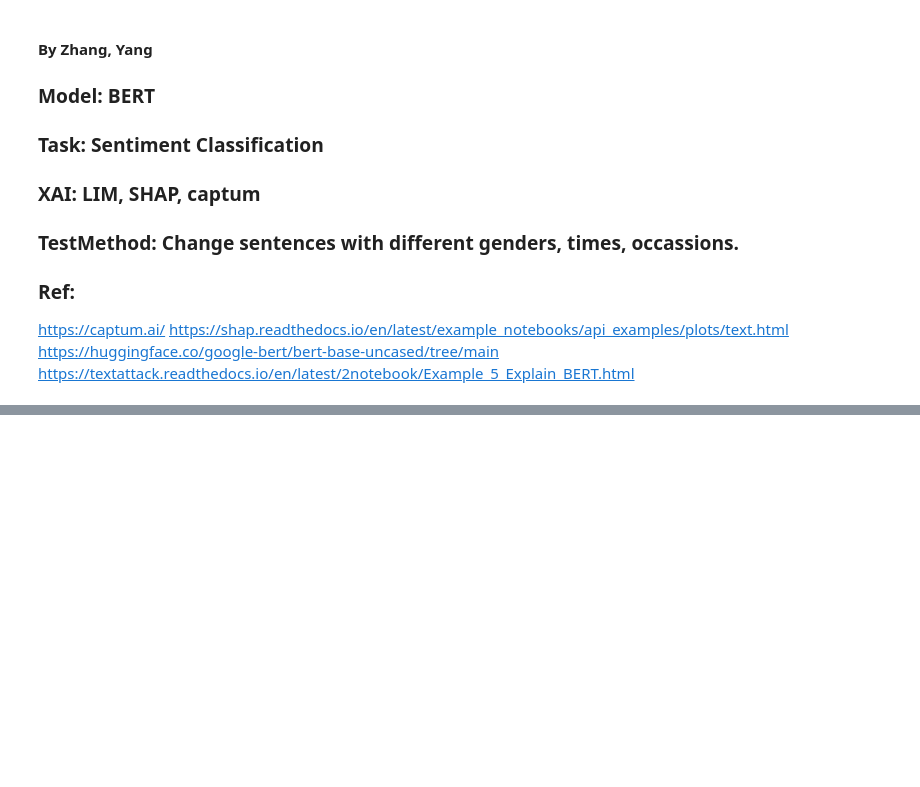
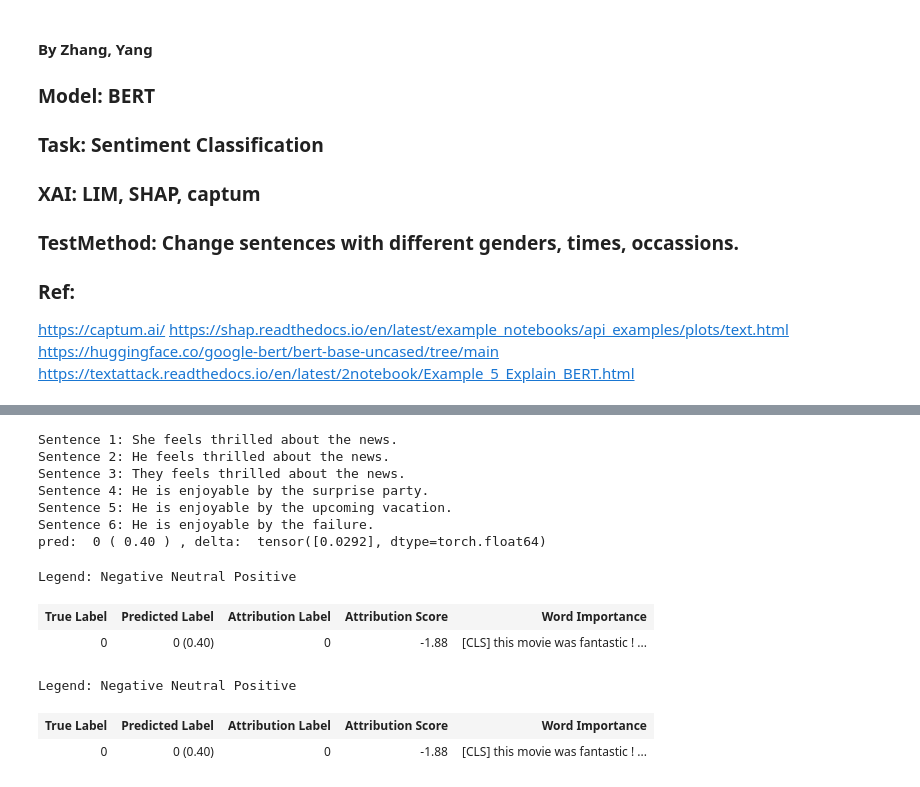
Before and after one commit to youngxstar/XAI, a Jupyter notebook: CaptumBert.ipynb, the cells around one changed output, grey strips where cells are left out. Saved outputs shown, nothing was run; the diff lists cells and outputs as text; code cells hidden in the pictures; blank space fills up the shorter version.

```diff
--- a/CaptumBert.ipynb
+++ b/CaptumBert.ipynb
@@ -124,10 +127,10 @@ def generate_sentences(sentiment):
         sentences.append(sentence)
 
     # Time variations
-    times = ["yesterday", "today", "tomorrow"]
-    for time in times:
-        sentence = f"She was thrilled to receive the award {time}." if sentiment == "positive" else f"He received the news of the loss {time}."
-        sentences.append(sentence)
+    # times = ["yesterday", "today", "tomorrow"]
+    # for time in times:
+    #     sentence = f"She was thrilled to receive the award {time}." if sentiment == "positive" else f"He received the news of the loss {time}."
+    #     sentences.append(sentence)
 
     # Occasion variations
     occasions = ["surprise party", "upcoming vacation", "failure"]
@@ -140,5 +143,26 @@ def generate_sentences(sentiment):
         print(f"Sentence {idx + 1}: {sentence}")
 
     return sentences
+# %%
+vis_data_records_ig = []
+sentences = generate_sentences('positive')
+sentences = ["This movie was fantastic! I loved it."]
+for setence_i in sentences:
+    interpret_sentence(bert_model_wrapper, sentence=setence_i, label=0)
+visualization.visualize_text(vis_data_records_ig)
+# %% [output]
+Sentence 1: She feels thrilled about the news.
+Sentence 2: He feels thrilled about the news.
+Sentence 3: They feels thrilled about the news.
+Sentence 4: He is enjoyable by the surprise party.
+Sentence 5: He is enjoyable by the upcoming vacation.
+Sentence 6: He is enjoyable by the failure.
+pred:  0 ( 0.40 ) , delta:  tensor([0.0292], dtype=torch.float64)
+Legend: Negative Neutral Positive
+| True Label | Predicted Label | Attribution Label | Attribution Score | Word Importance |
+| 0 | 0 (0.40) | 0 | -1.88 | [CLS] this movie was fantastic ! ... |
+Legend: Negative Neutral Positive
+| True Label | Predicted Label | Attribution Label | Attribution Score | Word Importance |
+| 0 | 0 (0.40) | 0 | -1.88 | [CLS] this movie was fantastic ! ... |
 # %%
 vis_data_records_ig = []
```
Also changed, not shown: parts of 4 cells of this notebook, 4 other files.
